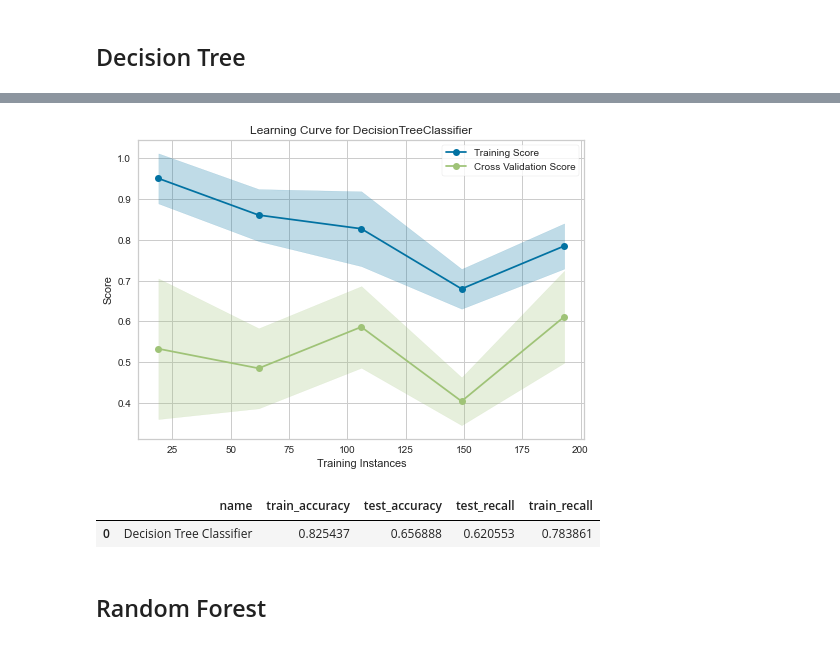
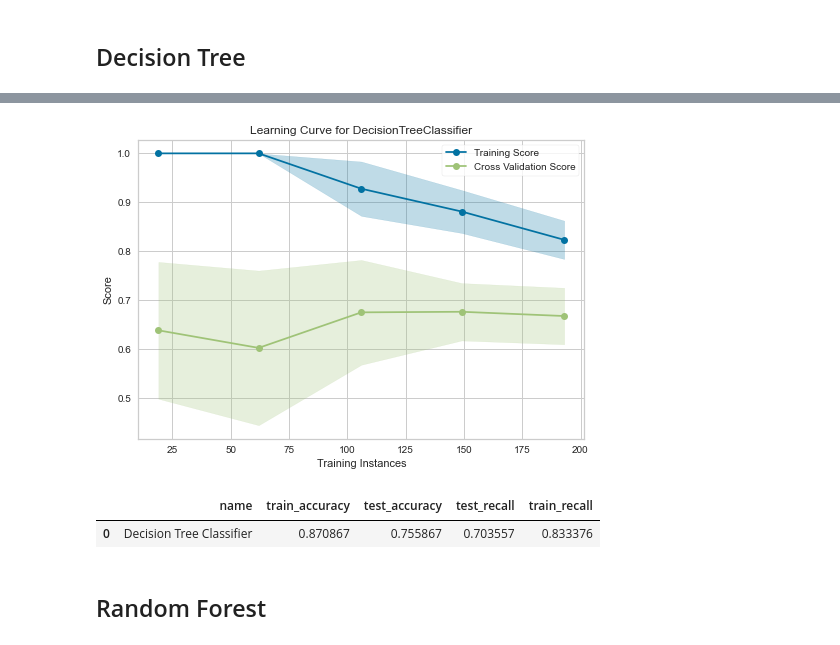
Before and after one commit to zhuofan-16/Heart_Disease_Model, a Jupyter notebook: Cardiovascular_Prediction_ML.ipynb, the cells around one changed output, grey strips where cells are left out. Drawn from its saved outputs; the diff is of its cells as text; code cells hidden in the pictures.

```diff
--- a/Cardiovascular_Prediction_ML.ipynb
+++ b/Cardiovascular_Prediction_ML.ipynb
@@ -233,7 +233,7 @@ Looking at the distribution of data for our target predictor,we realise that the
 # %% [markdown]
 #### Quantitative Variables
 # %%
-quantitativeVariables=['age','trestbps','chol','thalach','oldpeak',ca]
+quantitativeVariables=['age','trestbps','chol','thalach','oldpeak','ca']
 # %% [markdown]
 #### Qualitative Variables
 # %%
@@ -469,14 +446,14 @@ pd.DataFrame(GridSearchCV(DecisionTreeClassifier(),param_grid=parameter,scoring=
 # %%
 # bestccpAlpha=0.05227
 DeciTree = Pipeline([
     ('Data Preprocessing', data_preprocessing),
-    ('Model', DecisionTreeClassifier(max_depth=4))
+    ('Model', DecisionTreeClassifier(ccp_alpha=0.012270000000000003,max_depth=16))
 ])
 record,current,lr=scoreModel(DeciTree,x_train,y_train,"Decision Tree Classifier",record=record)
 current
 # %% [output]
-[figure, old version]
+[figure, new version]
 |  | name | train_accuracy | test_accuracy | test_recall | train_recall |
-| 0 | Decision Tree Classifier | 0.825437 | 0.656888 | 0.620553 | 0.783861 |
+| 0 | Decision Tree Classifier | 0.870867 | 0.755867 | 0.703557 | 0.833376 |
 # %% [markdown]
 ## Random Forest
```
Also changed, not shown: parts of 25 cells of this notebook.
